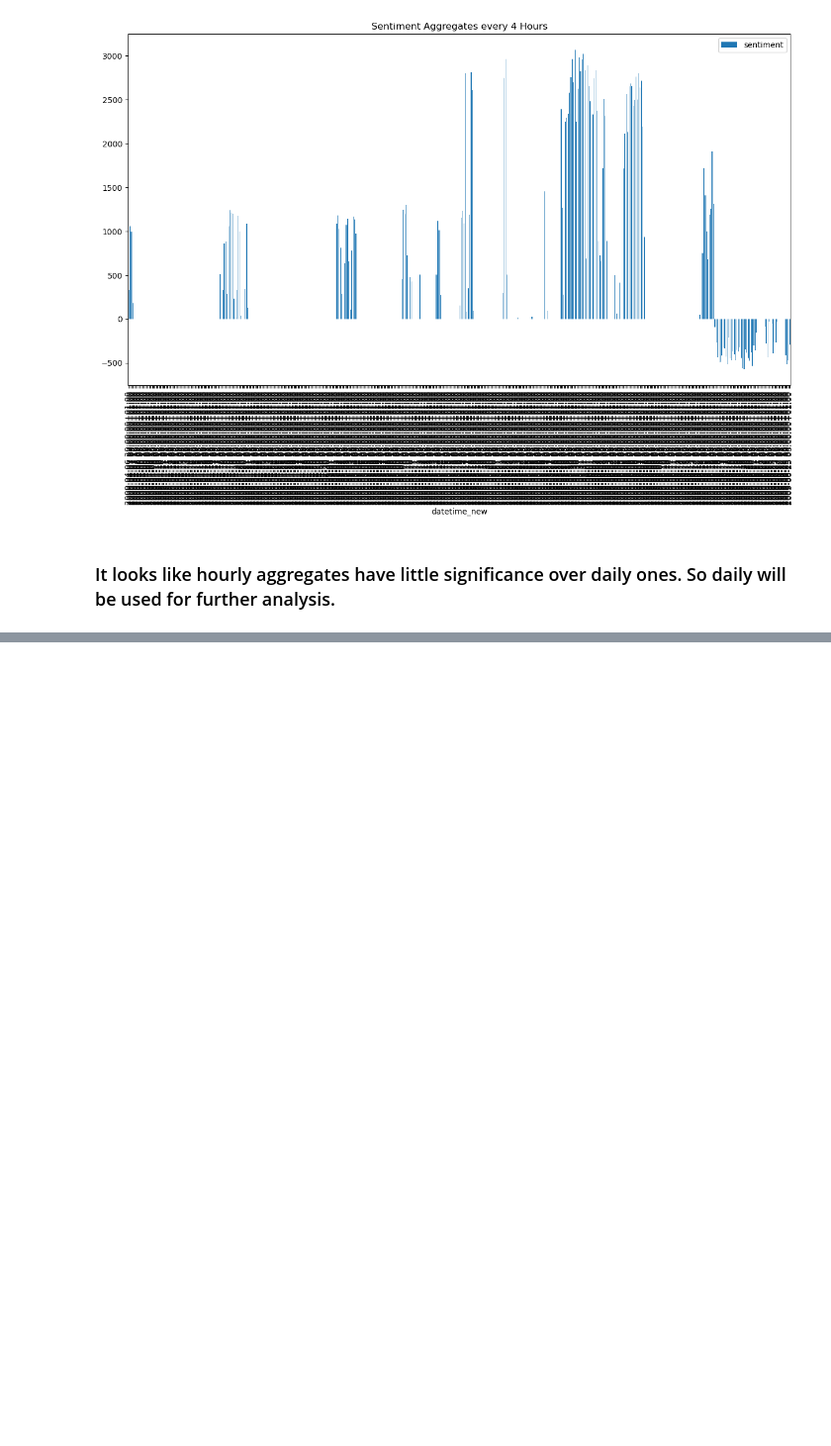
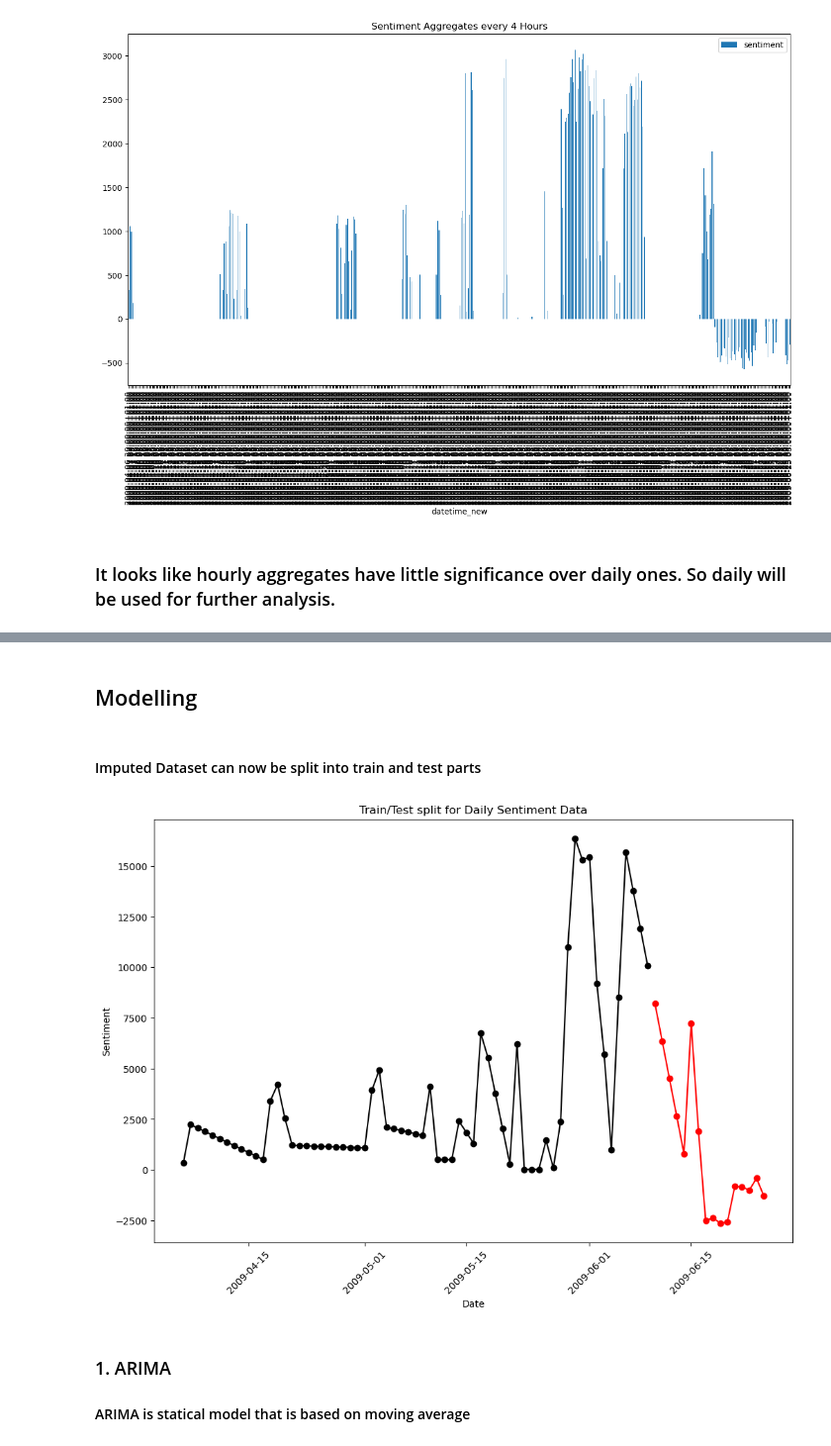
Before and after one commit to Sama4723/DA_CA2_Sems2, a Jupyter notebook: tweets_time_series_forecasting.ipynb, the cells around one changed output, grey strips where cells are left out. Shown at 99% size. Drawn from its saved outputs; the diff is of its cells as text; code cells hidden in the pictures; blank space fills up the shorter version.

```diff
--- a/tweets_time_series_forecasting.ipynb
+++ b/tweets_time_series_forecasting.ipynb
@@ -153,0 +176,21 @@ hourly_df.plot.bar(figsize = (15, 8),title='Sentiment Aggregates every 4 Hours',
+# %% [markdown]
+## Modelling
+# %% [markdown]
+#### Imputed Dataset can now be split into train and test parts
+# %%
+train = imputed_series[imputed_series.index < pd.to_datetime("2009-06-10", format='%Y-%m-%d')]
+test = imputed_series[imputed_series.index >= pd.to_datetime("2009-06-10", format='%Y-%m-%d')]
+
+plt.figure(figsize=(12,8))
+plt.plot(train, color = "black", marker='o')
+plt.plot(test, color = "red", marker='o')
+plt.ylabel('Sentiment')
+plt.xlabel('Date')
+plt.xticks(rotation=45)
+plt.title("Train/Test split for Daily Sentiment Data")
+plt.show()
+# %% [output]
+[figure, added]
+# %% [markdown]
+### 1. ARIMA
+#### ARIMA is statical model that is based on moving average
```
Also changed, not shown: parts of 44 cells of this notebook, 3 other files.
